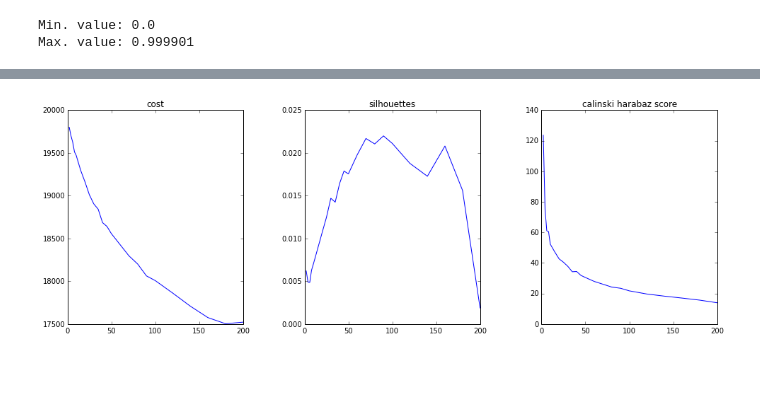
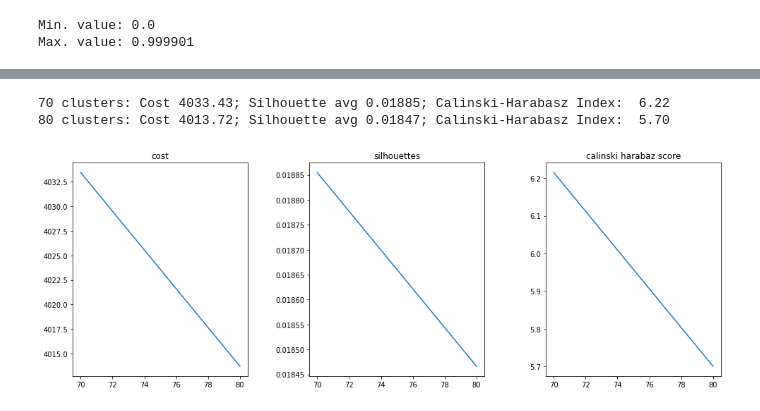
Before and after one commit to rossanez/MO444-2s2017, a Jupyter notebook: Trab03/MO444_2017_Trab03_Grupo05.ipynb, the cells around one changed output, grey strips where cells are left out. Cells and saved outputs as stored; diff of their text form; code cells hidden in the pictures; blank space fills up the shorter version.

```diff
--- a/Trab03/MO444_2017_Trab03_Grupo05.ipynb
+++ b/Trab03/MO444_2017_Trab03_Grupo05.ipynb
@@ -124,19 +137,7 @@ for i in num_centroids:
-# %%
-%matplotlib inline
-
-f, (ax1, ax2, ax3) = plt.subplots(1, 3, sharex='col')
-
-ax1.set_title('cost')
-ax1.plot(num_centroids, costs)
-
-ax2.set_title('silhouettes')
-ax2.plot(num_centroids, sil_avgs)
-
-ax3.set_title('calinski harabaz score')
-ax3.plot(num_centroids, ch_scores)
-
-f.subplots_adjust(top=0.92, bottom=0.08, left=0.10, right=0.95, hspace=0.25, wspace=0.35)
-f.set_size_inches(15, 5)
-f.show()
-# %% [output]
-[figure, removed]
+# %%
+# Attempting Mini-Batch K means with some different number of centroids.
+models, labels = runKmeansForMultipleCentroids(data)
+# %% [output]
+70 clusters: Cost 4033.43; Silhouette avg 0.01885; Calinski-Harabasz Index:  6.22
+80 clusters: Cost 4013.72; Silhouette avg 0.01847; Calinski-Harabasz Index:  5.70
+[figure, added]
```
Also changed, not shown: parts of 11 cells of this notebook.
